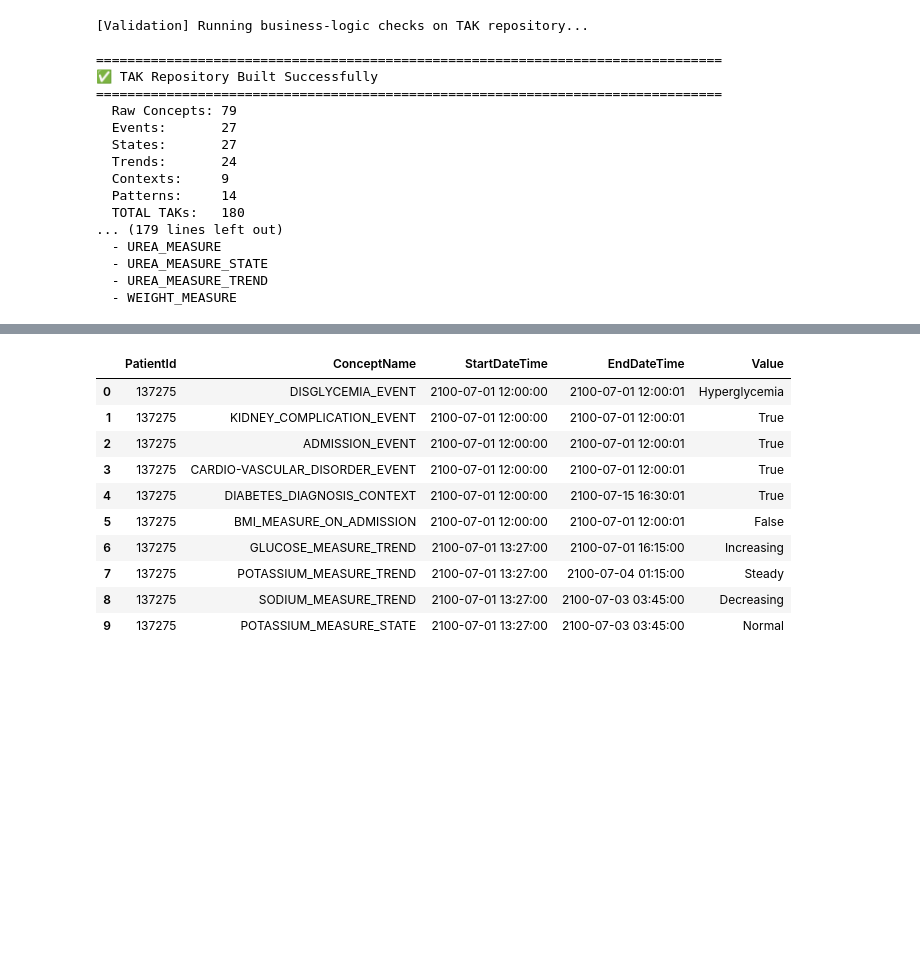
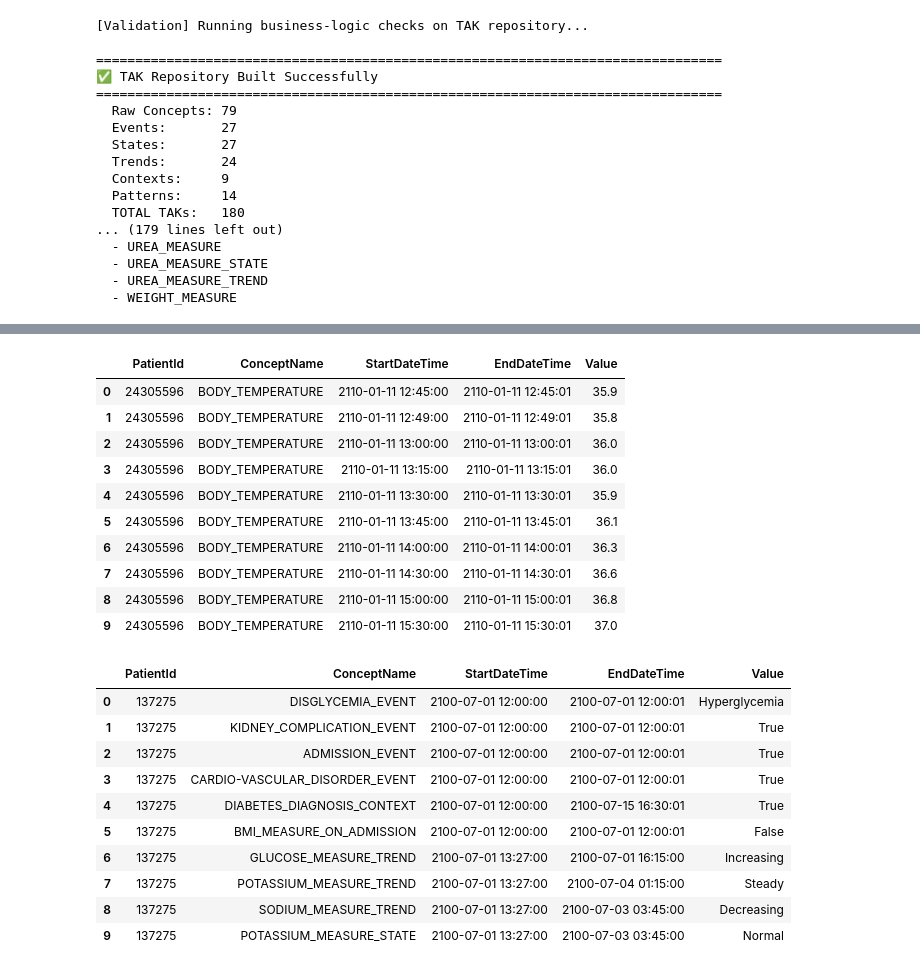
Before and after one commit to shaharoded/Mediator, a Jupyter notebook: run_mediator.ipynb, the cells around one changed output, grey strips where cells are left out. Cells and saved outputs as stored; diff of their text form; code cells hidden in the pictures; blank space fills up the shorter version.

```diff
--- a/run_mediator.ipynb
+++ b/run_mediator.ipynb
@@ -22,7 +22,7 @@ from collections import defaultdict
 KB_PATH = Path("core/knowledge-base")
 DB_PATH = Path("backend/data/mediator.db")
 # CSV_PATH = Path("backend/data/input_data.csv") # <- random generated data for testing
-CSV_PATH = Path("backend/data/mimic-iii-input_data.csv") # <- real MIMIC-III data (after preprocessing)
+CSV_PATH = Path("backend/data/mimic-iv-input-data.csv") # <- real MIMIC-IV data (after preprocessing)
 # %%
 # # 1. Connect to existing DB
 # da = DataAccess(db_path=str(DB_PATH))
@@ -265,3 +241,26 @@ PHASE 2: Processing 8697 Patients (max_workers=4)
+# %%
+# Query InputPatientData
+query = """
+SELECT PatientId, ConceptName, StartDateTime, EndDateTime, Value
+FROM InputPatientData
+WHERE ConceptName IN ('ALBUMIN_MEASURE', 'BODY_TEMPERATURE_MEASURE', 'BODY_TEMPERATURE')
+"""
+
+df_results = pd.read_sql_query(query, da.conn)
+df_results = df_results.sort_values(by=["StartDateTime"], ignore_index=True)
+df_results.head(10)
+# %% [output]
+|  | PatientId | ConceptName | StartDateTime | EndDateTime | Value |
+| 0 | 24305596 | BODY_TEMPERATURE | 2110-01-11 12:45:00 | 2110-01-11 12:45:01 | 35.9 |
+| 1 | 24305596 | BODY_TEMPERATURE | 2110-01-11 12:49:00 | 2110-01-11 12:49:01 | 35.8 |
+| 2 | 24305596 | BODY_TEMPERATURE | 2110-01-11 13:00:00 | 2110-01-11 13:00:01 | 36.0 |
+| 3 | 24305596 | BODY_TEMPERATURE | 2110-01-11 13:15:00 | 2110-01-11 13:15:01 | 36.0 |
+| 4 | 24305596 | BODY_TEMPERATURE | 2110-01-11 13:30:00 | 2110-01-11 13:30:01 | 35.9 |
+| 5 | 24305596 | BODY_TEMPERATURE | 2110-01-11 13:45:00 | 2110-01-11 13:45:01 | 36.1 |
+| 6 | 24305596 | BODY_TEMPERATURE | 2110-01-11 14:00:00 | 2110-01-11 14:00:01 | 36.3 |
+| 7 | 24305596 | BODY_TEMPERATURE | 2110-01-11 14:30:00 | 2110-01-11 14:30:01 | 36.6 |
+| 8 | 24305596 | BODY_TEMPERATURE | 2110-01-11 15:00:00 | 2110-01-11 15:00:01 | 36.8 |
+| 9 | 24305596 | BODY_TEMPERATURE | 2110-01-11 15:30:00 | 2110-01-11 15:30:01 | 37.0 |
 # %%
 # Query OutputPatientData
 query = """
```
Also changed, not shown: parts of 4 cells of this notebook, 2 other files.
